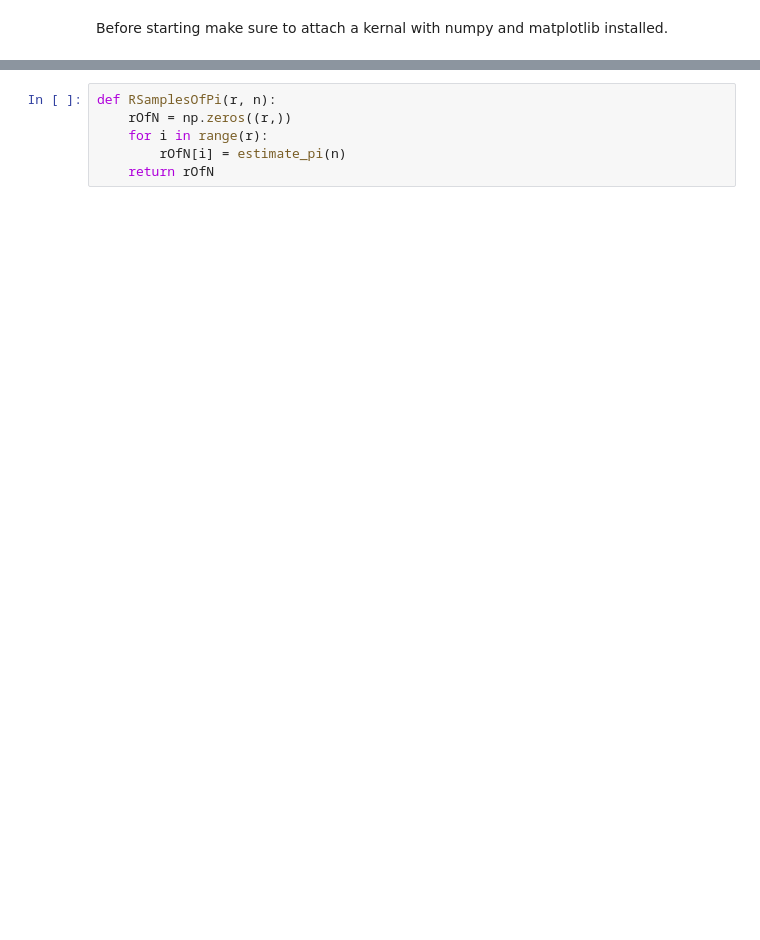
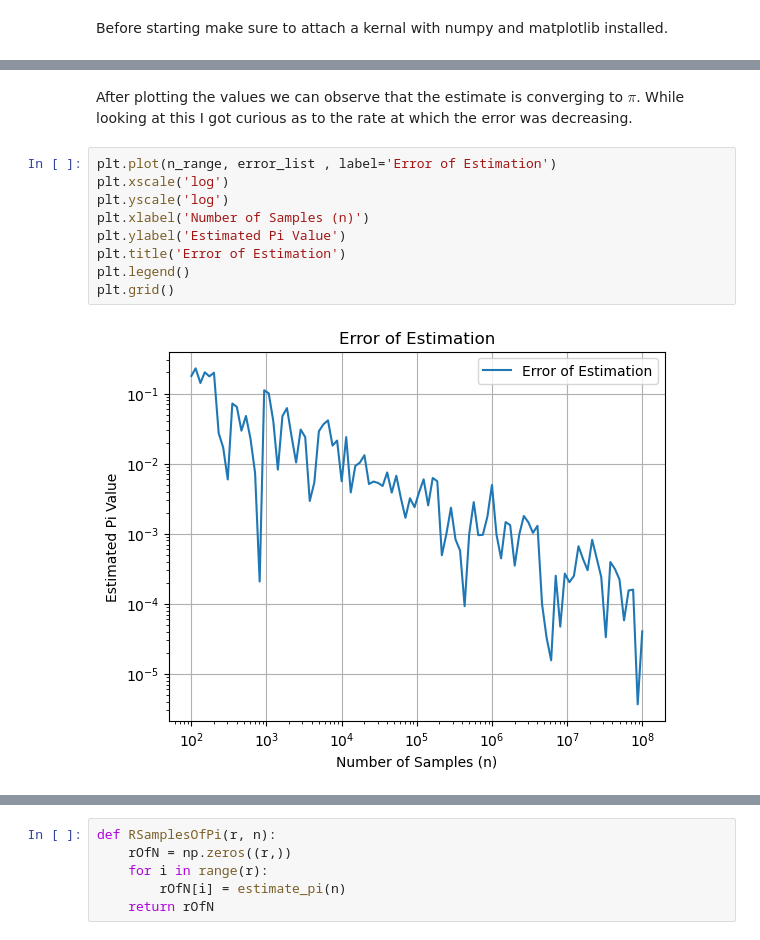
Before and after one commit to BrockBadeaux14/MonteCarloMethodProject, a Jupyter notebook: notebooks/badeaux_brock.ipynb, the cells around one changed output, grey strips where cells are left out. Saved outputs shown, nothing was run; the diff lists cells and outputs as text; blank space fills up the shorter version.

```diff
--- a/notebooks/badeaux_brock.ipynb
+++ b/notebooks/badeaux_brock.ipynb
@@ -68,0 +101,13 @@ plt.show()
+# %% [markdown]
+After plotting the values we can observe that the estimate is converging to $\pi$. While looking at this I got curious as to the rate at which the error was decreasing.
+# %%
+plt.plot(n_range, error_list , label='Error of Estimation')
+plt.xscale('log')
+plt.yscale('log')
+plt.xlabel('Number of Samples (n)')
+plt.ylabel('Estimated Pi Value')
+plt.title('Error of Estimation')
+plt.legend()
+plt.grid()
+# %% [output]
+[figure, added]
```
Also changed, not shown: parts of 15 cells of this notebook, 2 other files.
